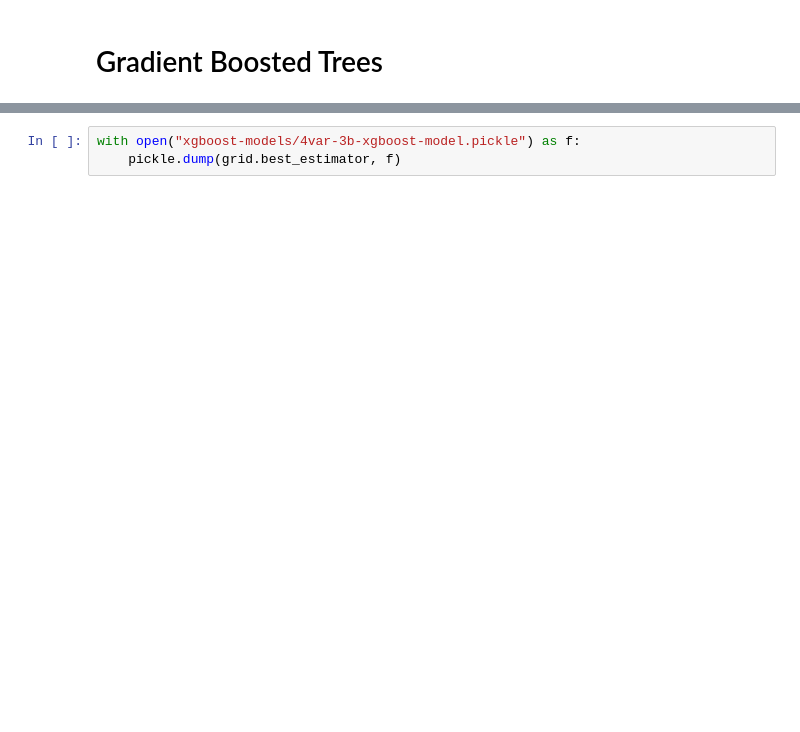
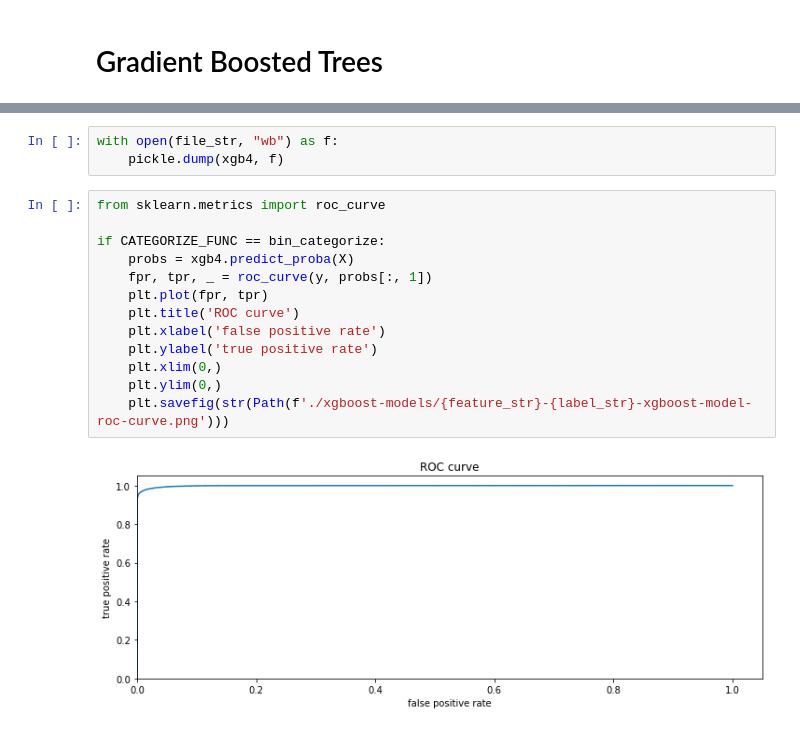
Before and after one commit to Winner-exe/piPACT, a Jupyter notebook: pi_pact_xgboost.ipynb, the cells around one changed output, grey strips where cells are left out. Cells and saved outputs as stored; diff of their text form; blank space fills up the shorter version.

```diff
--- a/pi_pact_xgboost.ipynb
+++ b/pi_pact_xgboost.ipynb
@@ -56,3 +388,18 @@ print('accuracy =', grid.best_score_)
 # %%
-with open("xgboost-models/4var-3b-xgboost-model.pickle") as f:
-    pickle.dump(grid.best_estimator, f)
+with open(file_str, "wb") as f:
+    pickle.dump(xgb4, f)
+# %%
+from sklearn.metrics import roc_curve
+
+if CATEGORIZE_FUNC == bin_categorize:
+    probs = xgb4.predict_proba(X)
+    fpr, tpr, _ = roc_curve(y, probs[:, 1])
+    plt.plot(fpr, tpr)
+    plt.title('ROC curve')
+    plt.xlabel('false positive rate')
+    plt.ylabel('true positive rate')
+    plt.xlim(0,)
+    plt.ylim(0,)
+    plt.savefig(str(Path(f'./xgboost-models/{feature_str}-{label_str}-xgboost-model-roc-curve.png')))
+# %% [output]
+[figure, added]
```
Also changed, not shown: parts of 20 cells of this notebook, 13 other files.
